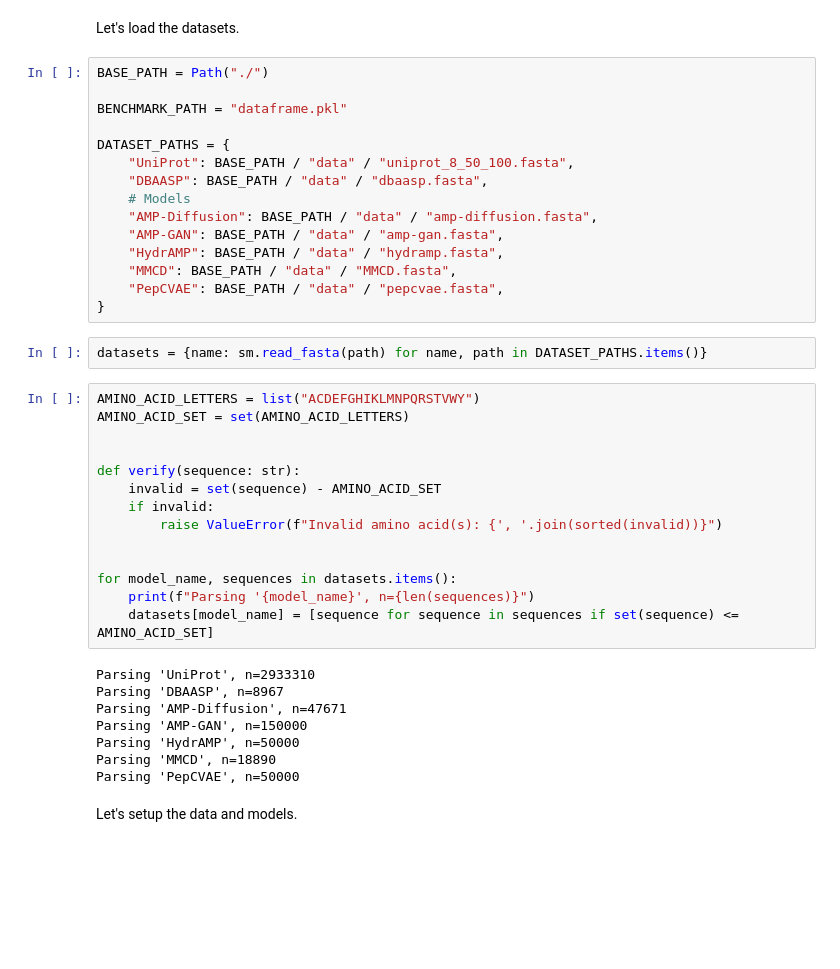
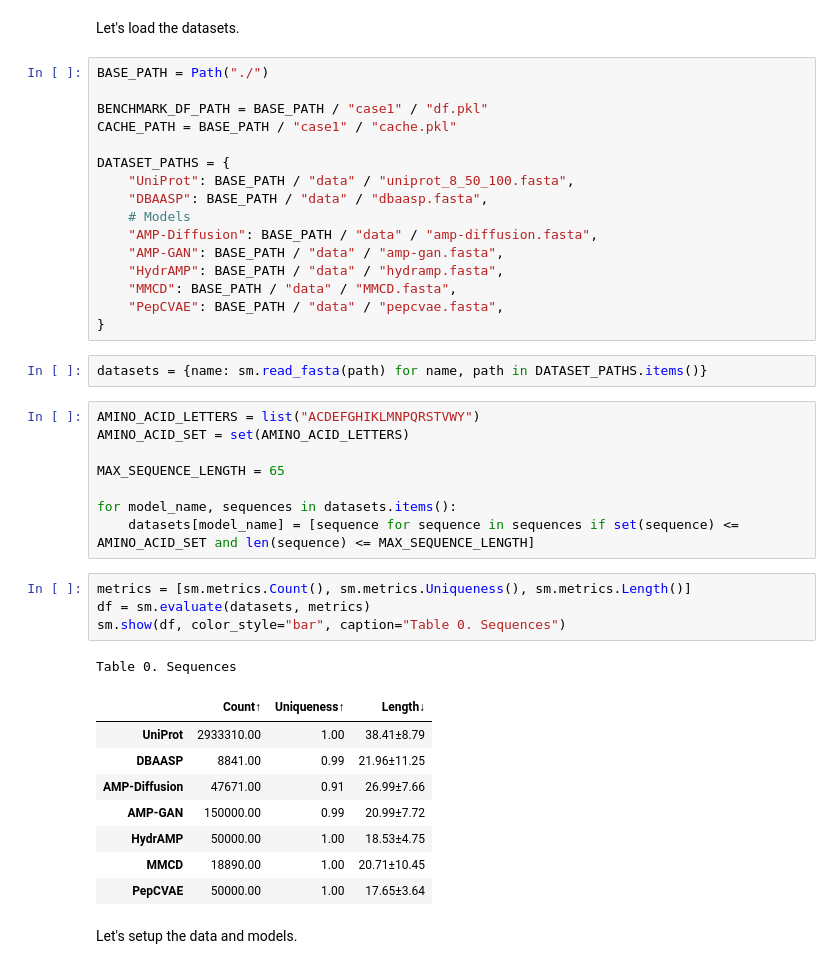
Before and after one commit to szczurek-lab/seqme-reproducibility, a Jupyter notebook: notebooks/1_benchmark.ipynb, the cells around one changed output. Saved outputs shown, nothing was run; the diff lists cells and outputs as text; blank space fills up the shorter version.

```diff
--- a/notebooks/1_benchmark.ipynb
+++ b/notebooks/1_benchmark.ipynb
@@ -27,7 +27,8 @@ Let's load the datasets.
 # %%
 BASE_PATH = Path("./")
 
-BENCHMARK_PATH = "dataframe.pkl"
+BENCHMARK_DF_PATH = BASE_PATH / "case1" / "df.pkl"
+CACHE_PATH = BASE_PATH / "case1" / "cache.pkl"
 
 DATASET_PATHS = {
     "UniProt": BASE_PATH / "data" / "uniprot_8_50_100.fasta",
@@ -45,24 +46,24 @@ datasets = {name: sm.read_fasta(path) for name, path in DATASET_PATHS.items()}
 AMINO_ACID_LETTERS = list("ACDEFGHIKLMNPQRSTVWY")
 AMINO_ACID_SET = set(AMINO_ACID_LETTERS)
 
-
-def verify(sequence: str):
-    invalid = set(sequence) - AMINO_ACID_SET
-    if invalid:
-        raise ValueError(f"Invalid amino acid(s): {', '.join(sorted(invalid))}")
-
+MAX_SEQUENCE_LENGTH = 65
 
 for model_name, sequences in datasets.items():
-    print(f"Parsing '{model_name}', n={len(sequences)}")
-    datasets[model_name] = [sequence for sequence in sequences if set(sequence) <= AMINO_ACID_SET]
+    datasets[model_name] = [sequence for sequence in sequences if set(sequence) <= AMINO_ACID_SET and len(sequence) <= MAX_SEQUENCE_LENGTH]
-# %% [output]
-Parsing 'UniProt', n=2933310
-Parsing 'DBAASP', n=8967
-Parsing 'AMP-Diffusion', n=47671
-Parsing 'AMP-GAN', n=150000
-Parsing 'HydrAMP', n=50000
-Parsing 'MMCD', n=18890
-Parsing 'PepCVAE', n=50000
+# %%
+metrics = [sm.metrics.Count(), sm.metrics.Uniqueness(), sm.metrics.Length()]
+df = sm.evaluate(datasets, metrics)
+sm.show(df, color_style="bar", caption="Table 0. Sequences")
+# %% [output]
+Table 0. Sequences
+|  | Count↑ | Uniqueness↑ | Length↓ |
+| UniProt | 2933310.00 | 1.00 | 38.41±8.79 |
+| DBAASP | 8841.00 | 0.99 | 21.96±11.25 |
+| AMP-Diffusion | 47671.00 | 0.91 | 26.99±7.66 |
+| AMP-GAN | 150000.00 | 0.99 | 20.99±7.72 |
+| HydrAMP | 50000.00 | 1.00 | 18.53±4.75 |
+| MMCD | 18890.00 | 1.00 | 20.71±10.45 |
+| PepCVAE | 50000.00 | 1.00 | 17.65±3.64 |
 # %% [markdown]
 Let's setup the data and models.
 # %%
```
Also changed, not shown: parts of 30 cells of this notebook, 5 other files.
